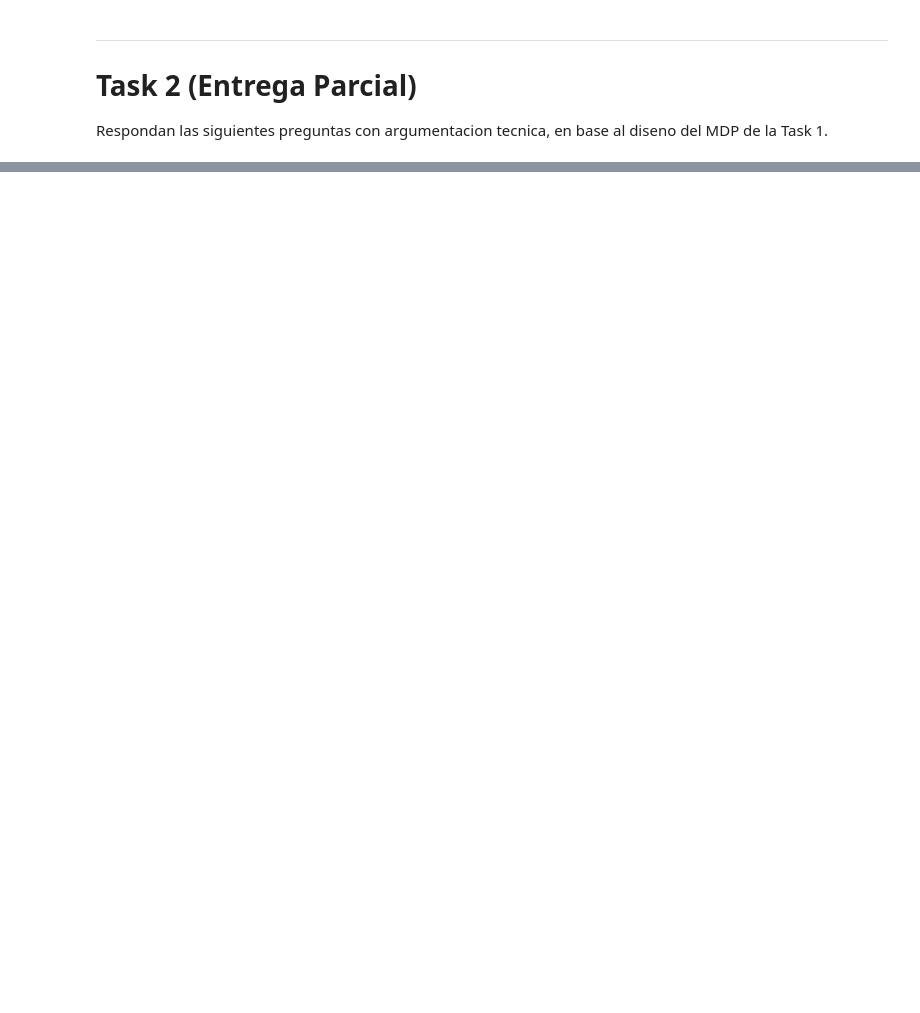
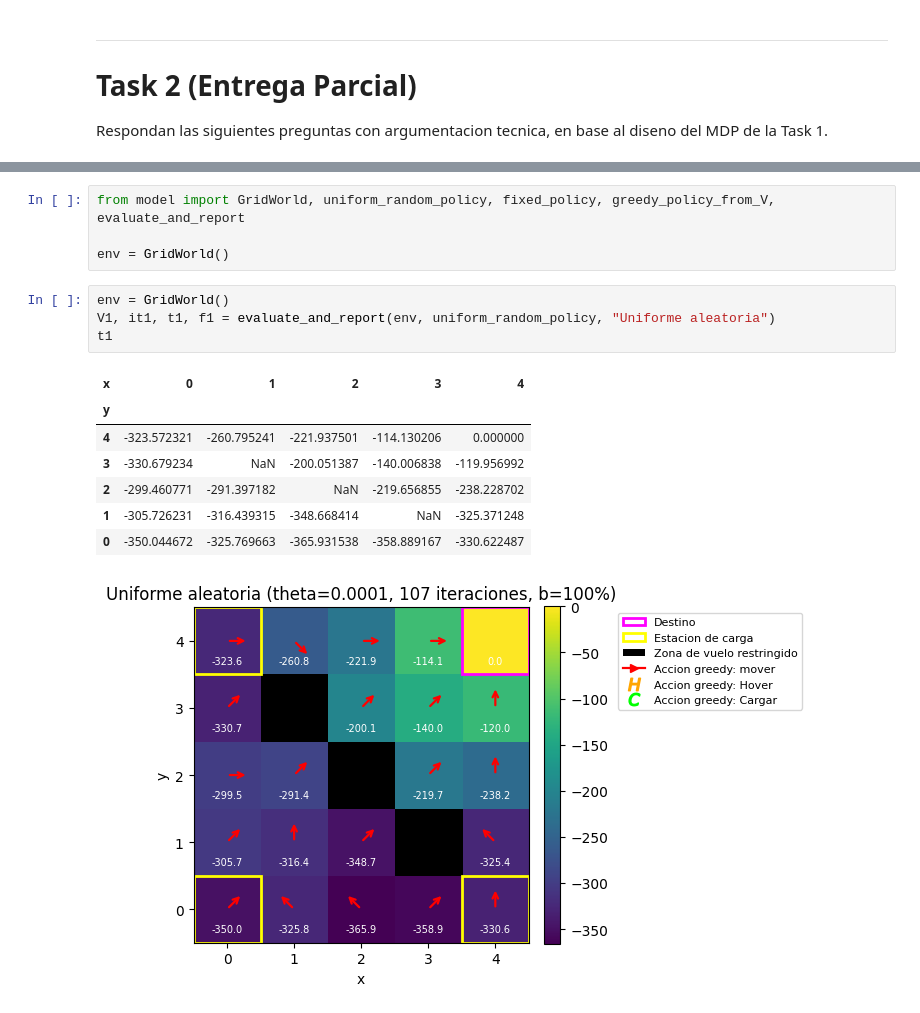
Before and after one commit to MarchMol/lab1_RL, a Jupyter notebook: lab1.ipynb, the cells around one changed output, grey strips where cells are left out. Cells and saved outputs as stored; diff of their text form; blank space fills up the shorter version.

```diff
--- a/lab1.ipynb
+++ b/lab1.ipynb
@@ -168,0 +190,17 @@ Una vista alternativa **continua** seria razonable solo si se modela la operacio
+# %%
+from model import GridWorld, uniform_random_policy, fixed_policy, greedy_policy_from_V, evaluate_and_report
+
+env = GridWorld()
+# %%
+env = GridWorld()
+V1, it1, t1, f1 = evaluate_and_report(env, uniform_random_policy, "Uniforme aleatoria")
+t1
+# %% [output]
+| x | 0 | 1 | 2 | 3 | 4 |
+| y |  |  |  |  |  |
+| 4 | -323.572321 | -260.795241 | -221.937501 | -114.130206 | 0.000000 |
+| 3 | -330.679234 | NaN | -200.051387 | -140.006838 | -119.956992 |
+| 2 | -299.460771 | -291.397182 | NaN | -219.656855 | -238.228702 |
+| 1 | -305.726231 | -316.439315 | -348.668414 | NaN | -325.371248 |
+| 0 | -350.044672 | -325.769663 | -365.931538 | -358.889167 | -330.622487 |
+[figure, added]
```
Also changed, not shown: parts of 15 cells of this notebook, 1 other file.
